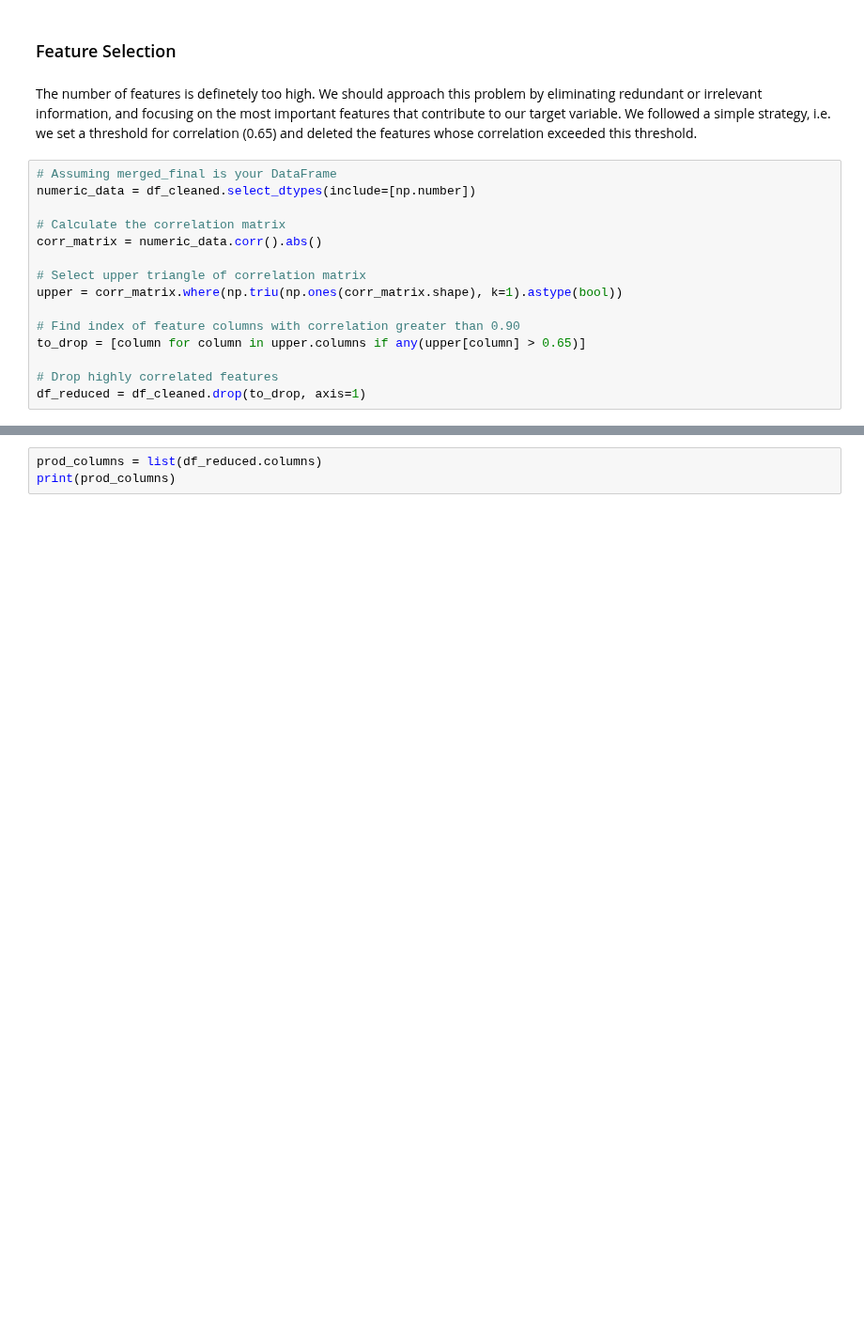
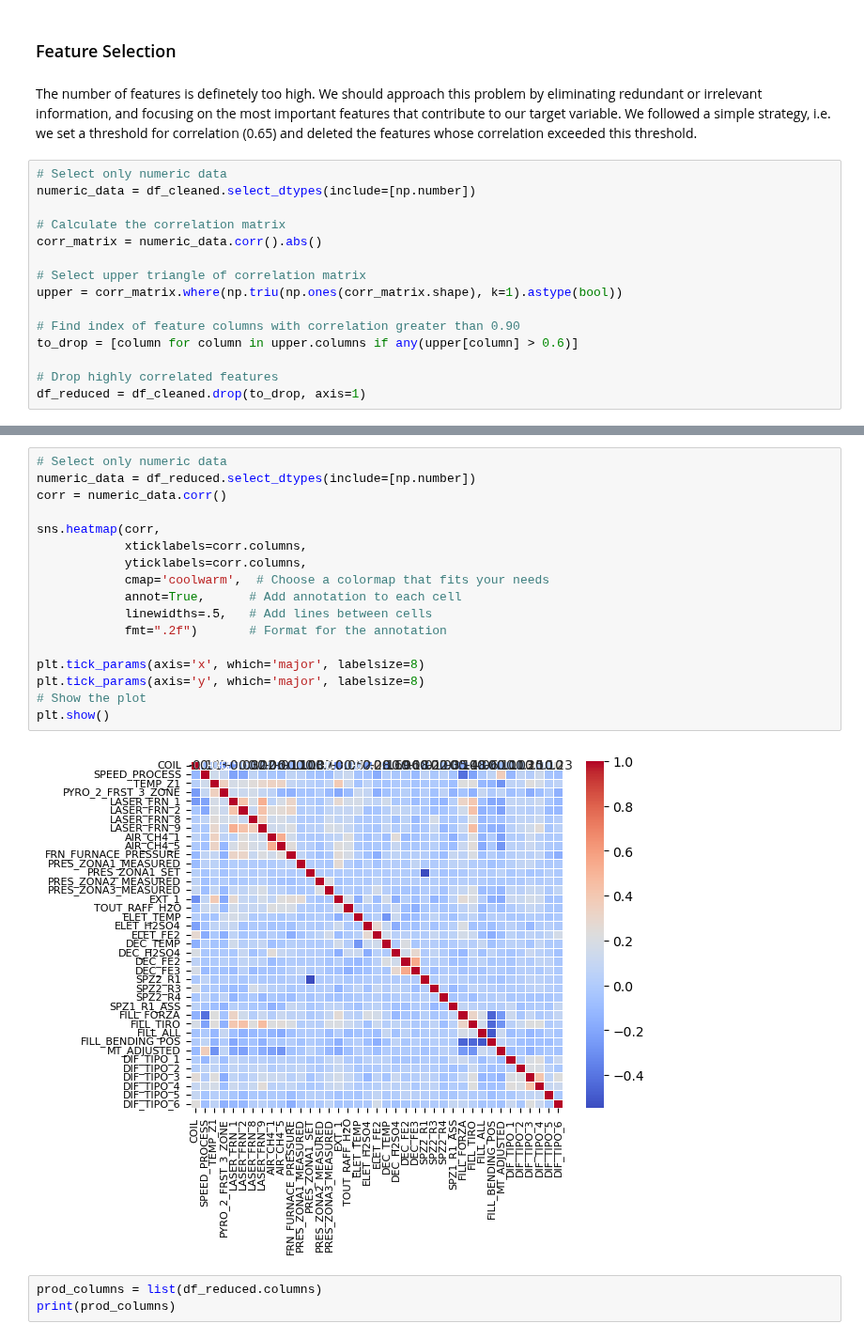
Before and after one commit to simoneassirelli/Machine-Learning-Fieldwork---G3, a Jupyter notebook: code.ipynb, the cells around one changed output, grey strips where cells are left out. Shown at 94% size. Saved outputs shown, nothing was run; the diff lists cells and outputs as text; blank space fills up the shorter version.

Commit message:
Update code.ipynb
Added heatmap

```diff
--- a/code.ipynb
+++ b/code.ipynb
@@ -284,7 +256,7 @@ df_cleaned[numeric_cols] = scaler.fit_transform(df_cleaned[numeric_cols])
 The number of features is definetely too high. We should approach this problem by eliminating  redundant or irrelevant information, and focusing on the most important features that contribute to our target variable.
 We followed a simple strategy, i.e. we set a threshold for correlation (0.65) and deleted the features whose correlation exceeded this threshold.
 # %%
-# Assuming merged_final is your DataFrame
+# Select only numeric data
 numeric_data = df_cleaned.select_dtypes(include=[np.number])
 
 # Calculate the correlation matrix
@@ -294,7 +266,7 @@ corr_matrix = numeric_data.corr().abs()
 upper = corr_matrix.where(np.triu(np.ones(corr_matrix.shape), k=1).astype(bool))
 
 # Find index of feature columns with correlation greater than 0.90
-to_drop = [column for column in upper.columns if any(upper[column] > 0.65)]
+to_drop = [column for column in upper.columns if any(upper[column] > 0.6)]
 
 # Drop highly correlated features
 df_reduced = df_cleaned.drop(to_drop, axis=1)
@@ -305,3 +277,22 @@ df_reduced.shape
+# %%
+# Select only numeric data
+numeric_data = df_reduced.select_dtypes(include=[np.number])
+corr = numeric_data.corr()
+
+sns.heatmap(corr,
+            xticklabels=corr.columns,
+            yticklabels=corr.columns,
+            cmap='coolwarm',  # Choose a colormap that fits your needs
+            annot=True,      # Add annotation to each cell
+            linewidths=.5,   # Add lines between cells
+            fmt=".2f")       # Format for the annotation
+
+plt.tick_params(axis='x', which='major', labelsize=8)
+plt.tick_params(axis='y', which='major', labelsize=8)
+# Show the plot
+plt.show()
+# %% [output]
+[figure, added]
 # %%
 prod_columns = list(df_reduced.columns)
 print(prod_columns)
```
Also changed, not shown: parts of 5 cells of this notebook.
